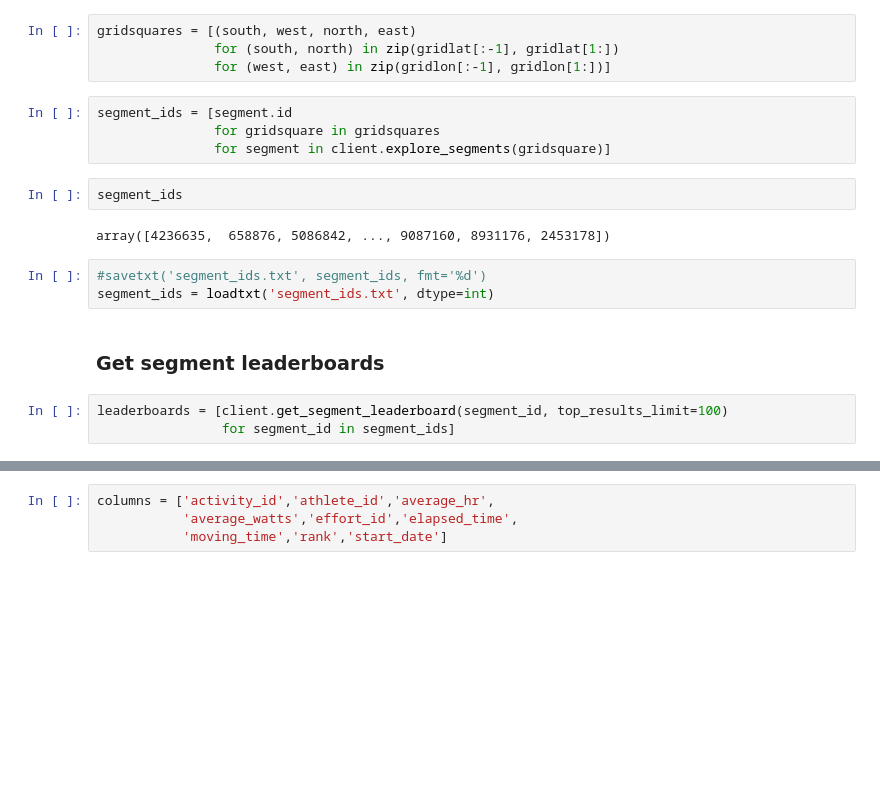
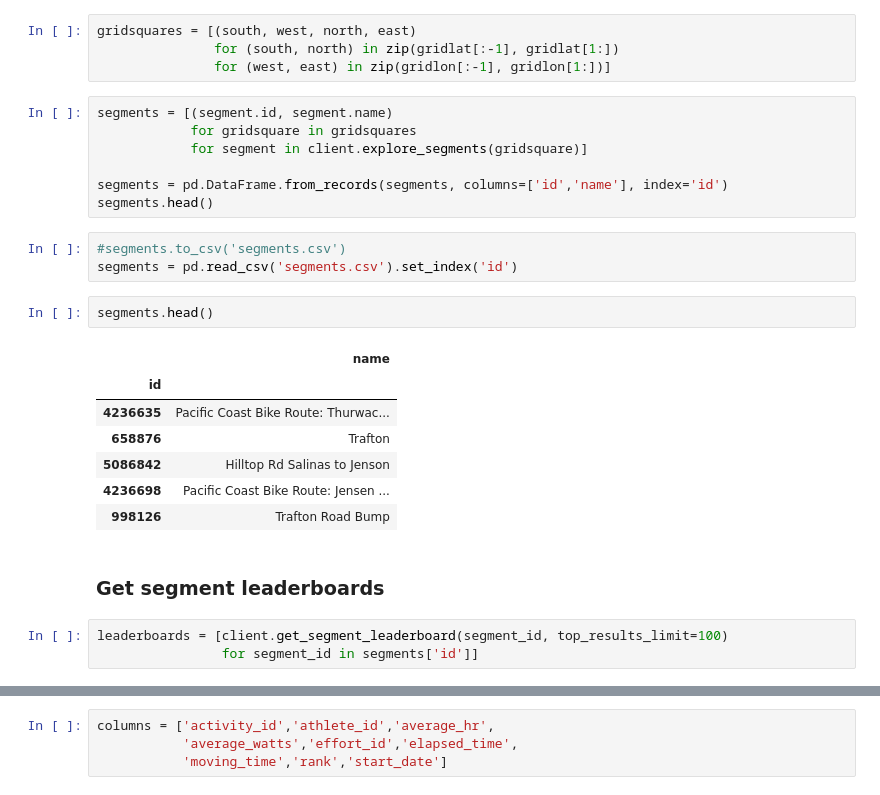
Before and after one commit to mcwitt/segment-recommender, a Jupyter notebook: segment-recommender.ipynb, the cells around one changed output, grey strips where cells are left out. Drawn from its saved outputs; the diff is of its cells as text; blank space fills up the shorter version.

```diff
--- a/segment-recommender.ipynb
+++ b/segment-recommender.ipynb
@@ -44,20 +41,29 @@ gridsquares = [(south, west, north, east)
                for (south, north) in zip(gridlat[:-1], gridlat[1:])
                for (west, east) in zip(gridlon[:-1], gridlon[1:])]
 # %%
-segment_ids = [segment.id
-               for gridsquare in gridsquares
-               for segment in client.explore_segments(gridsquare)]
+segments = [(segment.id, segment.name)
+            for gridsquare in gridsquares
+            for segment in client.explore_segments(gridsquare)]
+
+segments = pd.DataFrame.from_records(segments, columns=['id','name'], index='id')
+segments.head()
-# %%
-segment_ids
-# %% [output]
-array([4236635,  658876, 5086842, ..., 9087160, 8931176, 2453178])
-# %%
-#savetxt('segment_ids.txt', segment_ids, fmt='%d')
-segment_ids = loadtxt('segment_ids.txt', dtype=int)
+# %%
+#segments.to_csv('segments.csv')
+segments = pd.read_csv('segments.csv').set_index('id')
+# %%
+segments.head()
+# %% [output]
+|  | name |
+| id |  |
+| 4236635 | Pacific Coast Bike Route: Thurwac... |
+| 658876 | Trafton |
+| 5086842 | Hilltop Rd Salinas to Jenson |
+| 4236698 | Pacific Coast Bike Route: Jensen ... |
+| 998126 | Trafton Road Bump |
 # %% [markdown]
 ### Get segment leaderboards
 # %%
 leaderboards = [client.get_segment_leaderboard(segment_id, top_results_limit=100)
-                for segment_id in segment_ids]
+                for segment_id in segments['id']]
 # %%
 len(leaderboards)
```
Also changed, not shown: parts of 85 cells of this notebook, 1 other file.
